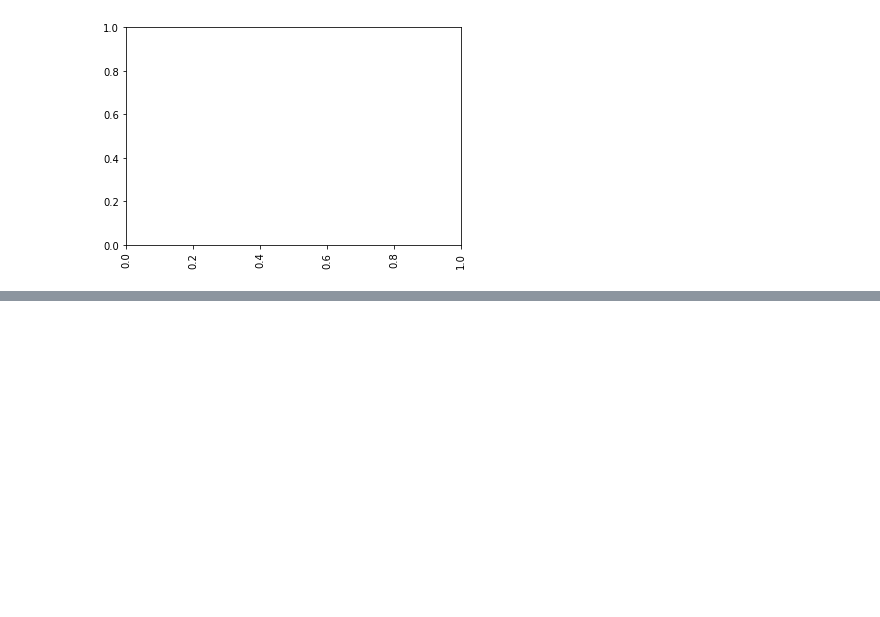
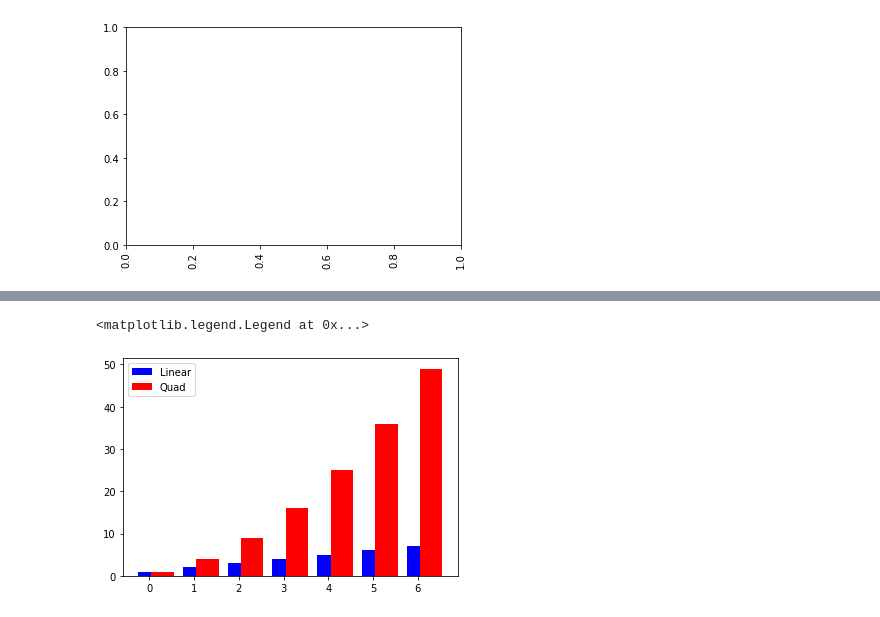
Before and after one commit to adithyanarayanan/Py-Plotting, a Jupyter notebook: Python_Plots_.ipynb, the cells around one changed output, grey strips where cells are left out. Drawn from its saved outputs; the diff is of its cells as text; code cells hidden in the pictures; blank space fills up the shorter version.

```diff
--- a/Python_Plots_.ipynb
+++ b/Python_Plots_.ipynb
@@ -74,0 +83,11 @@ for item in x_a.get_ticklabels():
+# %%
+pos = list(range(len(linear_data)))
+final_pos = [x + 0.3 for x in pos]
+
+plt.bar(pos, linear_data, width = 0.5, color="blue")
+plt.bar(final_pos, quadratic, width = 0.5, color="red")
+
+plt.legend(["Linear", "Quad"])
+# %% [output]
+<matplotlib.legend.Legend at 0x...>
+[figure, added]
```
Also changed, not shown: parts of 2 cells of this notebook.
